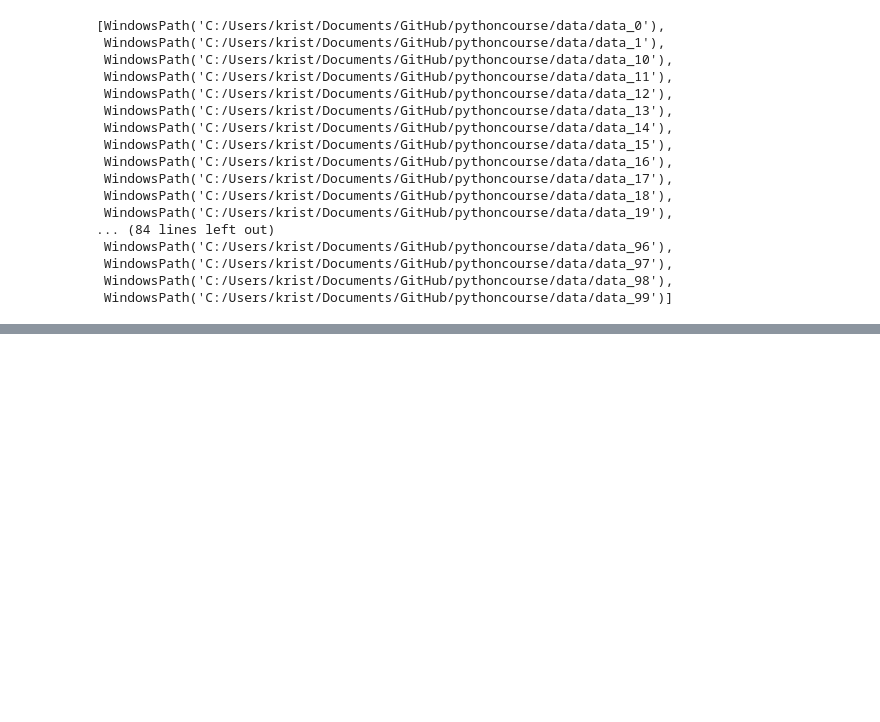
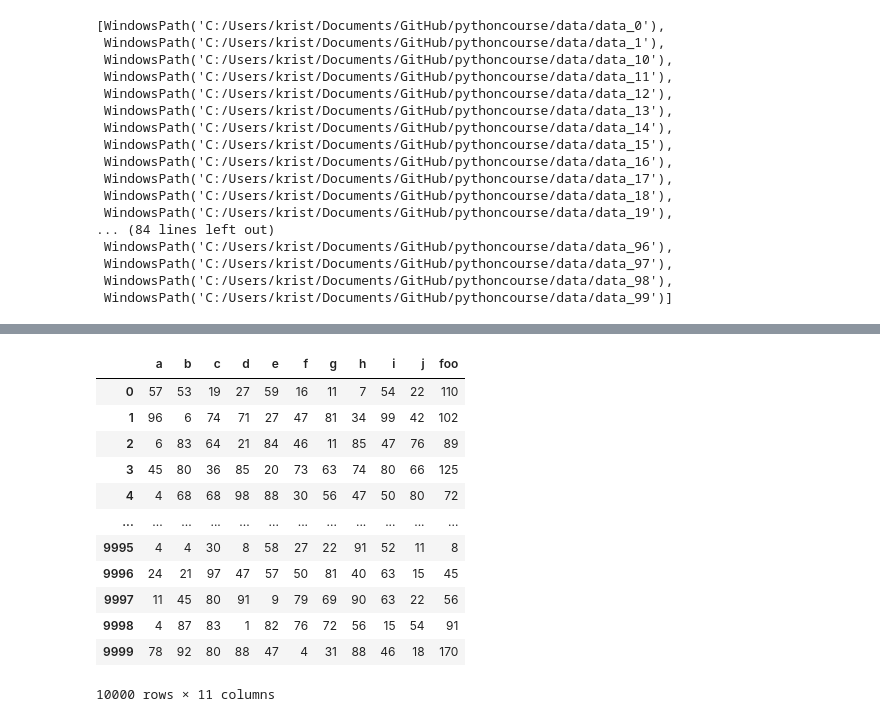
Before and after one commit to kristianfkt/pythoncourse, a Jupyter notebook: pandas_basics.ipynb, the cells around one changed output, grey strips where cells are left out. Drawn from its saved outputs; the diff is of its cells as text; code cells hidden in the pictures; blank space fills up the shorter version.

```diff
--- a/pandas_basics.ipynb
+++ b/pandas_basics.ipynb
@@ -46,0 +61,17 @@ df
+# %%
+df["foo"] = df.apply(lambda row: row["a"]+row["b"], axis=1)
+df
+# %% [output]
+|  | a | b | c | d | e | f | g | h | i | j | foo |
+| 0 | 57 | 53 | 19 | 27 | 59 | 16 | 11 | 7 | 54 | 22 | 110 |
+| 1 | 96 | 6 | 74 | 71 | 27 | 47 | 81 | 34 | 99 | 42 | 102 |
+| 2 | 6 | 83 | 64 | 21 | 84 | 46 | 11 | 85 | 47 | 76 | 89 |
+| 3 | 45 | 80 | 36 | 85 | 20 | 73 | 63 | 74 | 80 | 66 | 125 |
+| 4 | 4 | 68 | 68 | 98 | 88 | 30 | 56 | 47 | 50 | 80 | 72 |
+| ... | ... | ... | ... | ... | ... | ... | ... | ... | ... | ... | ... |
+| 9995 | 4 | 4 | 30 | 8 | 58 | 27 | 22 | 91 | 52 | 11 | 8 |
+| 9996 | 24 | 21 | 97 | 47 | 57 | 50 | 81 | 40 | 63 | 15 | 45 |
+| 9997 | 11 | 45 | 80 | 91 | 9 | 79 | 69 | 90 | 63 | 22 | 56 |
+| 9998 | 4 | 87 | 83 | 1 | 82 | 76 | 72 | 56 | 15 | 54 | 91 |
+| 9999 | 78 | 92 | 80 | 88 | 47 | 4 | 31 | 88 | 46 | 18 | 170 |
+10000 rows × 11 columns
```
Also changed, not shown: parts of 5 cells of this notebook, 1 other file.
